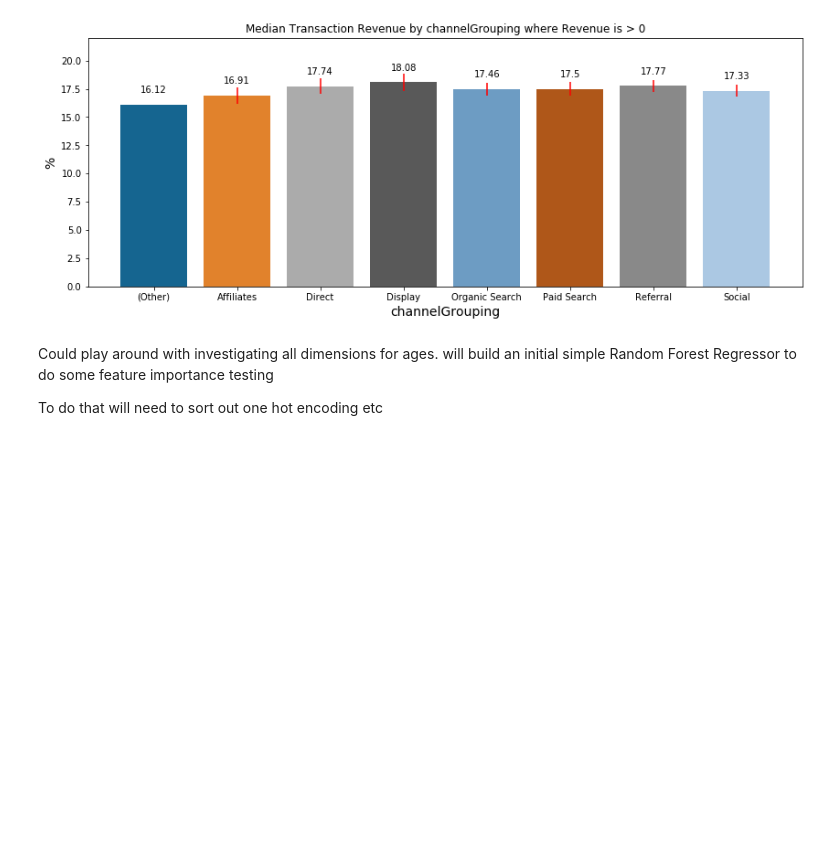
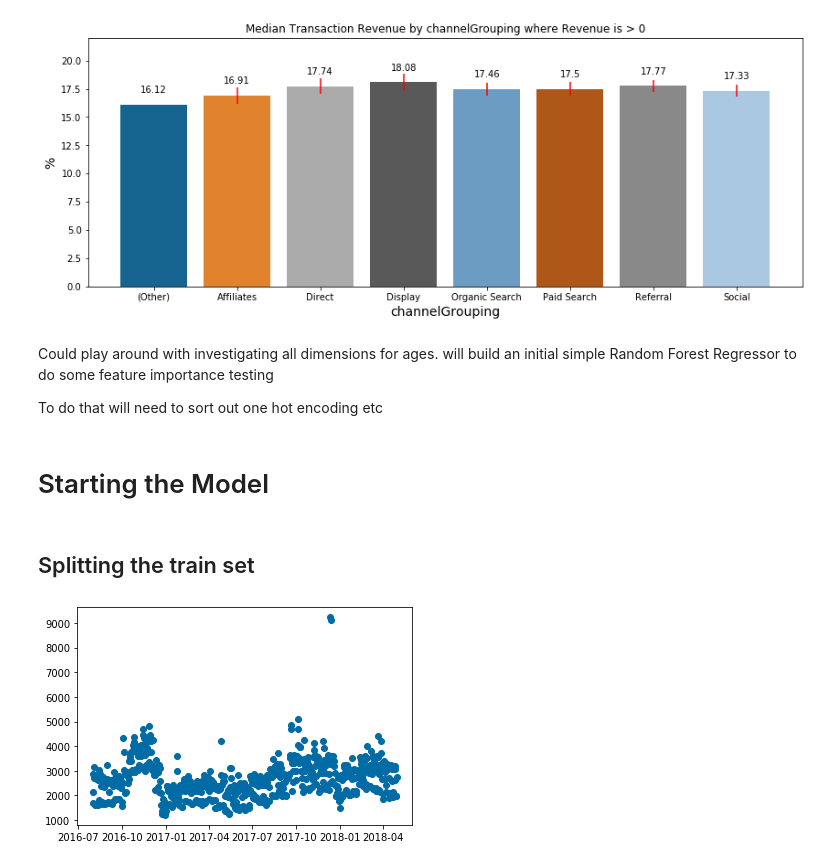
Before and after one commit to gpmurphy7/ML_Tutorials, a Jupyter notebook: GStoreRevenue/gstore_revenue_v2.ipynb, the cells around one changed output. Cells and saved outputs as stored; diff of their text form; code cells hidden in the pictures; blank space fills up the shorter version.

Commit message:
splitting the trainig set

```diff
--- a/GStoreRevenue/gstore_revenue_v2.ipynb
+++ b/GStoreRevenue/gstore_revenue_v2.ipynb
@@ -138,0 +141,12 @@ To do that will need to sort out one hot encoding etc
+# %% [markdown]
+# Starting the Model
+# %% [markdown]
+## Splitting the train set
+# %%
+train_df = feather.read_dataframe('data/encode_train_v2.feather')
+# %%
+train_df = train_df.sort_values('visitStartTime', ascending = True).reset_index(drop = True)
+# %%
+plt.plot_date(train_df['date'].value_counts().index, train_df['date'].value_counts().values);
+# %% [output]
+[figure, added]
```
Also changed, not shown: parts of 17 cells of this notebook.
